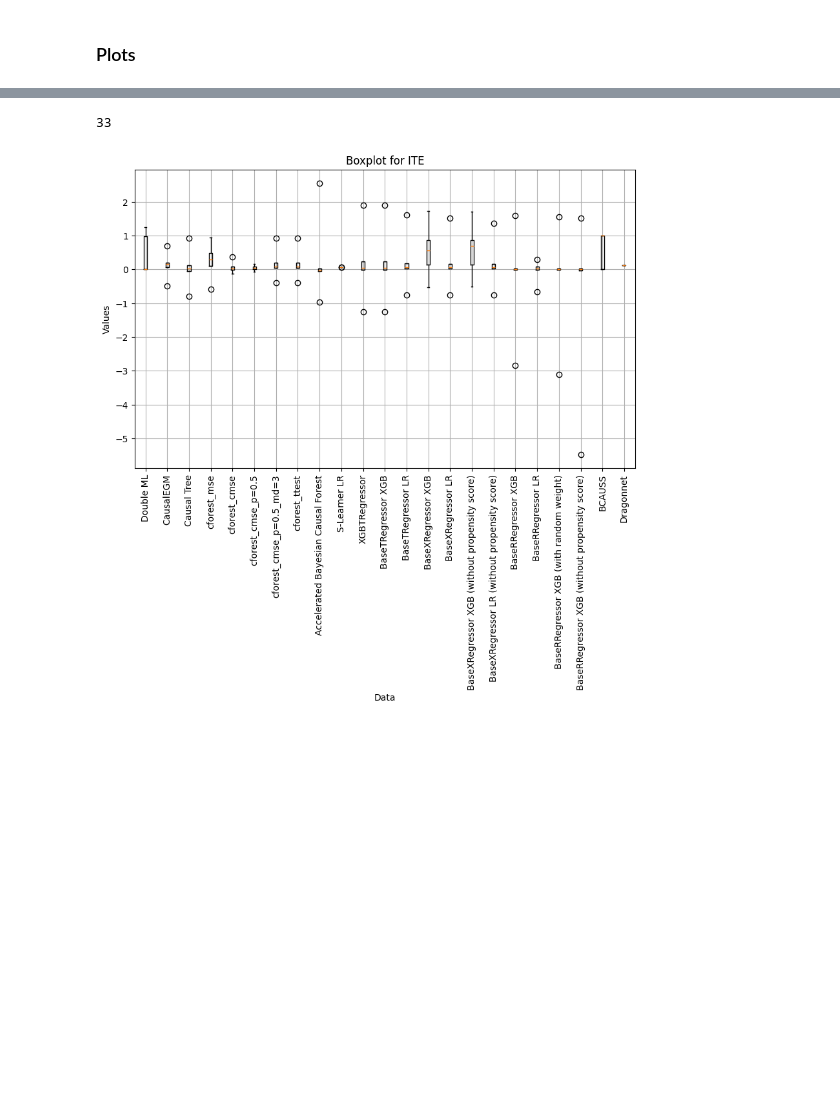
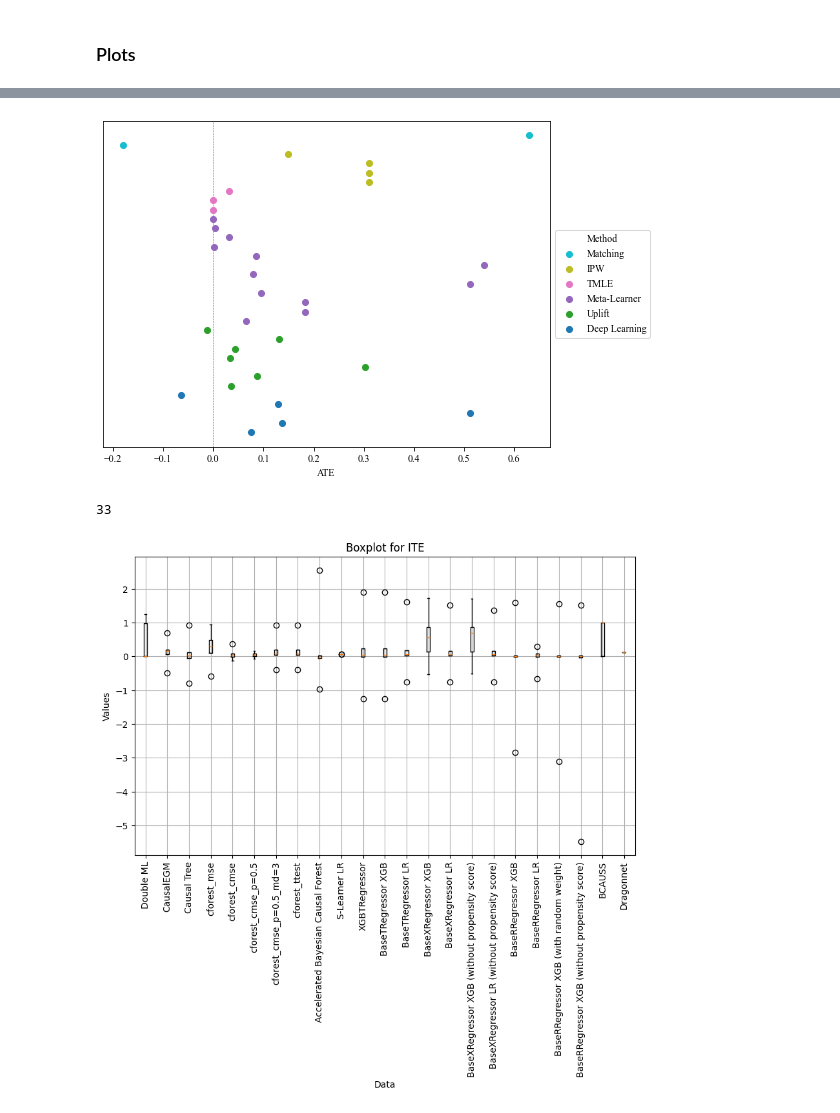
Before and after one commit to Mals77/master-thesis, a Jupyter notebook: results.ipynb, the cells around one changed output, grey strips where cells are left out. Cells and saved outputs as stored; diff of their text form; code cells hidden in the pictures; blank space fills up the shorter version.

```diff
--- a/results.ipynb
+++ b/results.ipynb
@@ -183,3 +164,47 @@ plt.show()
+# %%
+import matplotlib.pyplot as plt
+import numpy as np
+
+# Get unique method types
+#unique_method_types = bpi2017_result['Method Type'].unique()
+unique_method_types = ['Matching', 'IPW', 'TMLE', 'Meta-Learner', 'Uplift', 'Deep Learning']
+unique_method_types.reverse()
+
+# Generate a larger set of distinct colors for method types
+num_colors_needed = len(unique_method_types)
+colors = plt.cm.tab10(np.linspace(0, 1, num_colors_needed))
+
+# Scatter plot
+plt.figure(figsize=(8, 6))
+
+for i, method_type in enumerate(unique_method_types):
+    method_type_data = bpi2017_result[bpi2017_result['Method Type'] == method_type]
+    plt.scatter(method_type_data['ATE'],
+                method_type_data['method'],
+                label=method_type, color=colors[i])
+
+# Add labels and title
+plt.rcParams.update({'font.family': 'Times New Roman'})
+plt.xlabel('ATE')
+# Remove y-axis label
+plt.ylabel('')
+plt.yticks([])
+
+# Add a grey line at x=0
+plt.axvline(x=0, color='grey', linestyle='--', linewidth=0.5, zorder=0)
+
+# Add legend to the right of the graph
+handles, labels = plt.gca().get_legend_handles_labels()
+handles.reverse()
+labels.reverse()
+plt.legend(handles, labels, loc='center left', bbox_to_anchor=(1, 0.5), title='Method', prop={'family': 'Times New Roman'})
+
+plt.savefig('scatterplot_ATE_Method.png', bbox_inches='tight')
+
+# Show plot
+plt.show()
+# %% [output]
+[figure, added]
 # %%
 import pandas as pd
 import numpy as np
```
Also changed, not shown: parts of 5 cells of this notebook, 2 other files.
